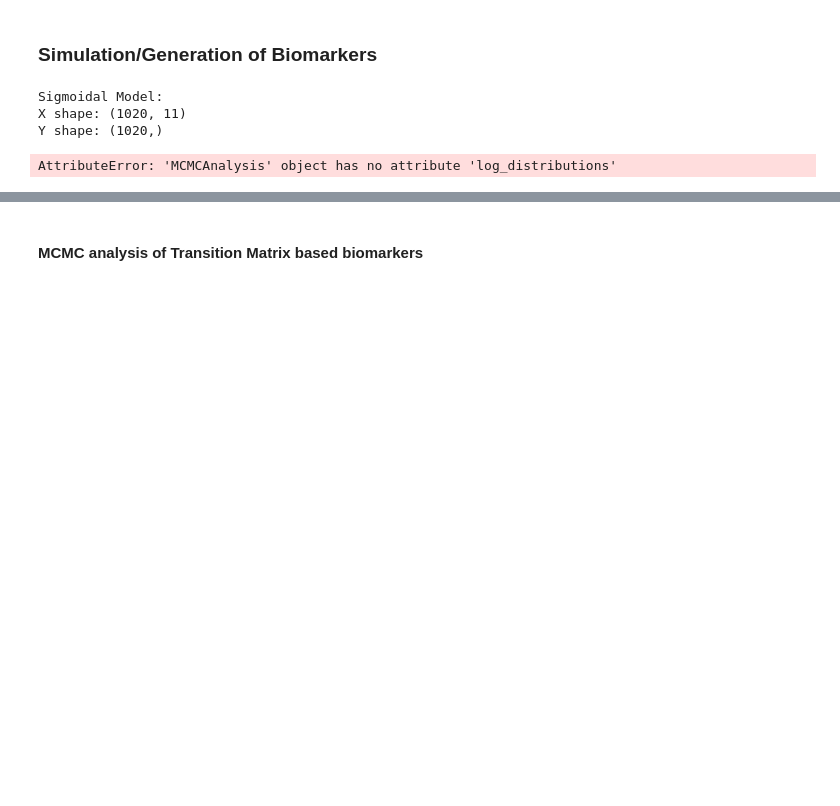
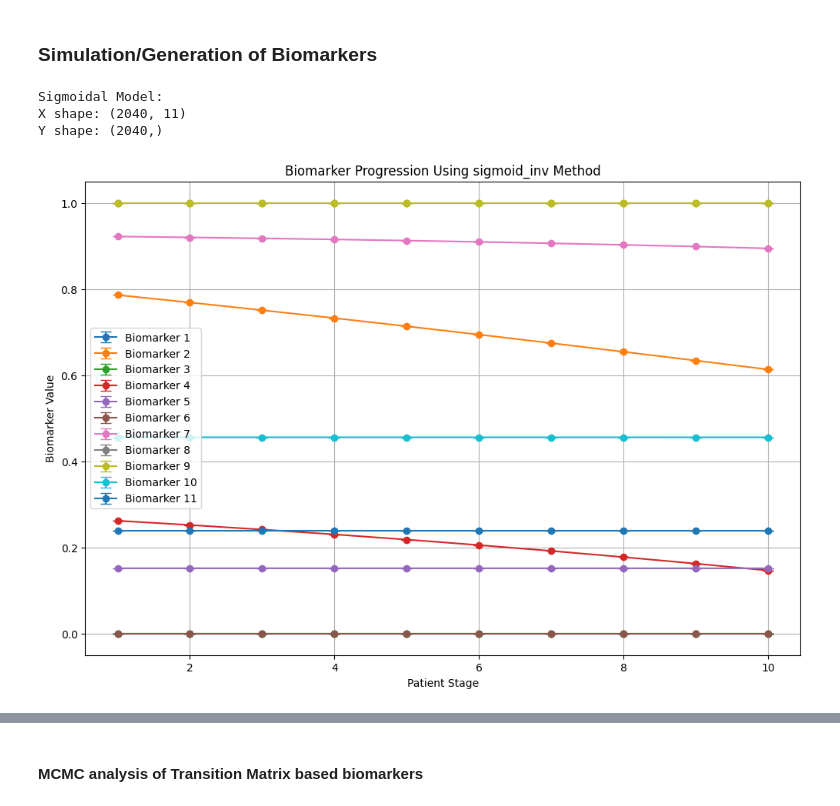
Before and after one commit to LAMCIG/Progression_models_simulations, a Jupyter notebook: simulation_class/biomarker_simulation_demo.ipynb, the cells around one changed output, grey strips where cells are left out. Drawn from its saved outputs; the diff is of its cells as text; code cells hidden in the pictures; blank space fills up the shorter version.

Commit message:
reworked mcmc_analysis class + added plotting functionality + demo notebook rework

```diff
--- a/simulation_class/biomarker_simulation_demo.ipynb
+++ b/simulation_class/biomarker_simulation_demo.ipynb
@@ -13,50 +13,47 @@ n_patients_stage = {
     6: 60, 7: 50, 8: 40, 9: 40, 10: 30,
 }
 # %%
-# Sigmoid Parameters
+# sigmoid parameters
+n_patients_stage_expanded = {
+    1: 400, 2: 500, 3: 400, 4: 140, 5: 160,
+    6: 120, 7: 100, 8: 80, 9: 80, 10: 60}
+    # 11: 40, 12: 30, 13: 25, 14: 20, 15: 20,
+    # 16: 15, 17: 10, 18: 5, 19: 5, 20: 5
+#}
+
 biomarkers_params_sigmoid = {
     0: {'s': 6, 'c': 3},
     1: {'s': 12, 'c': 12},
     2: {'s': 17, 'c': 10},
     3: {'s': 23, 'c': 11},
     4: {'s': 28, 'c': 2},
     5: {'s': 34, 'c': 12},
     6: {'s': 40, 'c': 10},
     7: {'s': 45, 'c': 8},
     8: {'s': 51, 'c': 6},
     9: {'s': 57, 'c': 5},
     10: {'s': 62, 'c': 2}
+    # 11: {'s': 67, 'c': 3},
+    # 12: {'s': 72, 'c': 2},
+    # 13: {'s': 77, 'c': 3},
+    # 14: {'s': 82, 'c': 4},
+    # 15: {'s': 87, 'c': 3},
+    # 16: {'s': 92, 'c': 2},
+    # 17: {'s': 97, 'c': 2},
+    # 18: {'s': 102, 'c': 3},
+    # 19: {'s': 107, 'c': 3}
 }
+# Instantiate and simulate using the sigmoid model
+simulator = BiomarkerSimulation(n_patients_stage_expanded, biomarkers_params_sigmoid, 'sigmoid_inv', add_noise=True, noise_std=0.95, random_state=2020)
+X, y, stages = simulator.simulate()
+print("Sigmoidal Model:")
+print("X shape:", X.shape)
+print("Y shape:", y.shape)
 
-# Instantiate and simulate using the sigmoid model
-simulator_sigmoid = BiomarkerSimulation(n_patients_stage, biomarkers_params_sigmoid, method='sigmoid_inv')
-X_sigmoid, y_sigmoid, stages_sigmoid = simulator_sigmoid.simulate()
-print("Sigmoidal Model:")
-print("X shape:", X_sigmoid.shape)
-print("Y shape:", y_sigmoid.shape)
+# Plotting the results
+simulator.plot_biomarkers()
 # %% [output]
 Sigmoidal Model:
-X shape: (1020, 11)
-Y shape: (1020,)
+X shape: (2040, 11)
+Y shape: (2040,)
+[figure, added]
-# %%
-from scipy.stats import spearmanr
-
-# MCMC Analysis
-mcmc_analysis_sigmoid = MCMCAnalysis(X_sigmoid, y_sigmoid)
-
-# Get log distributions
-log_p_e_sigmoid, log_p_not_e_sigmoid = mcmc_analysis_sigmoid.log_distributions()
-
-# Greedy ascent to find initial good order
-order_sigmoid, loglike_sigmoid = mcmc_analysis_sigmoid.greedy_ascent()
-print("Initial order from greedy ascent (sigmoid):", order_sigmoid[:10])
-
-# Perform MCMC to sample from the posterior distribution of orders
-orders_sigmoid, loglikes_sigmoid, _, _ = mcmc_analysis_sigmoid.mcmc()
-print("First 10 MCMC sampled orders (sigmoid):", orders_sigmoid[:10])
-
-# Calculate Spearman's rho for the first sampled order
-rho_sigmoid, _ = spearmanr(order_sigmoid, orders_sigmoid[0])
-print("Spearman's rho between initial greedy and first MCMC order (sigmoid):", rho_sigmoid)
-# %% [output]
-AttributeError: 'MCMCAnalysis' object has no attribute 'log_distributions'
```
Also changed, not shown: parts of 9 cells of this notebook, 4 other files.
